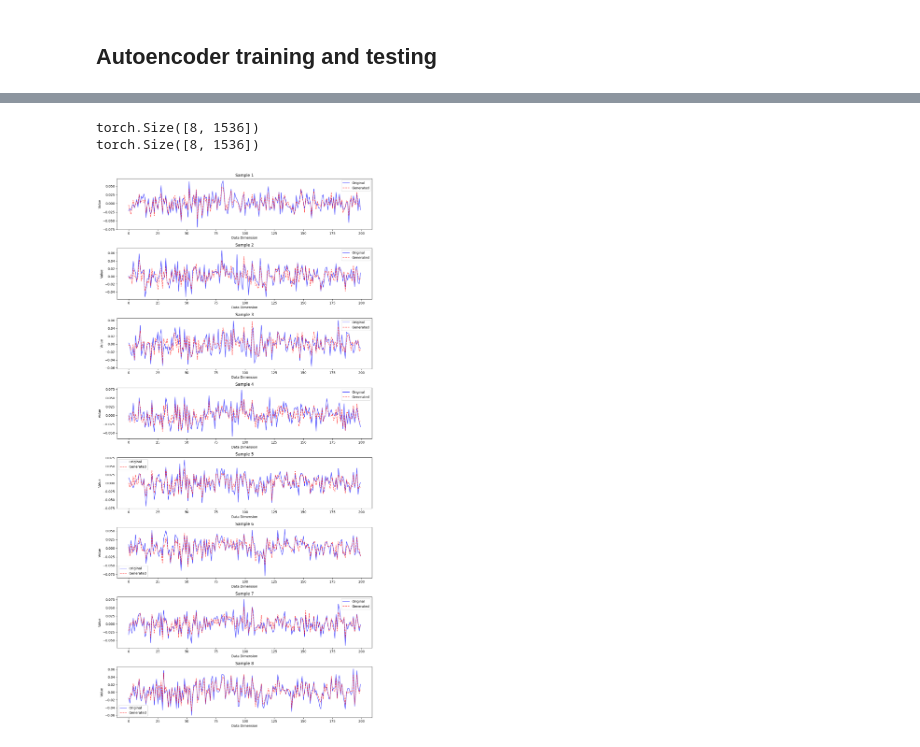
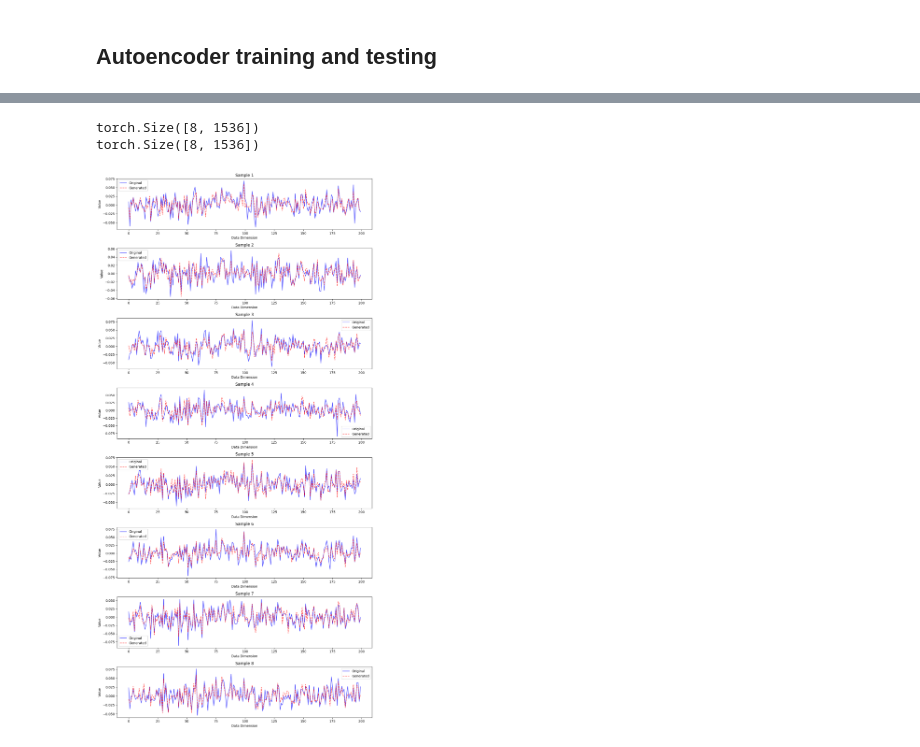
Before and after one commit to GruelFoam/CP3106, a Jupyter notebook: 5 Synthetic Data Generation/ae.ipynb, the cells around one changed output, grey strips where cells are left out. Saved outputs shown, nothing was run; the diff lists cells and outputs as text; code cells hidden in the pictures.

```diff
--- a/5 Synthetic Data Generation/ae.ipynb
+++ b/5 Synthetic Data Generation/ae.ipynb
@@ -111,7 +111,7 @@ from torch.utils.data import DataLoader, Dataset, random_split
 X_tensor = torch.tensor(X, dtype=torch.float32)
 
 # Custom Dataset class for VAE (no labels)
-class VAE_Dataset(Dataset):
+class AE_Dataset(Dataset):
     def __init__(self, features):
         self.features = features
 
@@ -123,10 +123,10 @@ class VAE_Dataset(Dataset):
         return self.features[idx]
 
 # Create the full dataset
-dataset = VAE_Dataset(X_tensor)
+dataset = AE_Dataset(X_tensor)
 
 # Split dataset into train and test (80% train, 20% test)
-train_size = int(0.85 * len(dataset))
+train_size = int(0.8 * len(dataset))
 test_size = len(dataset) - train_size
 train_dataset, test_dataset = random_split(dataset, [train_size, test_size])
 
@@ -204,8 +204,14 @@ device = torch.device("cuda" if torch.cuda.is_available() else "cpu")
 # Hyperparameters
 data_dim = 1536
 hidden_dim = 512
-latent_dim = 256
-drop_rate = 0.2
+latent_dim = 64
+drop_rate = 0.1
+
+# # Hyperparameters
+# data_dim = 1536
+# hidden_dim = 128
+# latent_dim = 64
+# drop_rate = 0.2
 
 learning_rate = 1e-3
 num_epochs = 200
@@ -272,37 +278,37 @@ Epoch [200/200], Train Loss: 0.0333, Test Loss: 0.0331
 # %%
 # Assuming x is a batch of input data (1D, not images)
-x = next(iter(train_loader))  # Get a batch of data
+x = next(iter(test_loader))  # Get a batch of data
 x = x[8:16]  # Take the first 8 samples in the batch (shape: [8, input_dim])
 
 # Encode the input
 model.eval()
 with torch.no_grad():
     x = x.unsqueeze(1)
     generated_samples = model(x.to(device))
 
     # Move to CPU and convert to numpy if necessary
     x = x.cpu()
     x = x.squeeze(1)
     print(x.shape)
     generated_samples = generated_samples.cpu()
     generated_samples = generated_samples.squeeze(1)
     print(generated_samples.shape)
 
     # Plot the original and generated samples in separate subplots
     fig, axes = plt.subplots(8, 1, figsize=(12, 24))  # 8 rows, 1 column
 
     for i in range(8):
         axes[i].plot(x[i][900:1100], label="Original", linestyle='-', color='b', alpha=0.7)
         axes[i].plot(generated_samples[i][900:1100], label="Generated", linestyle='--', color='r', alpha=0.7)
         axes[i].set_title(f"Sample {i+1}")
         axes[i].set_xlabel("Data Dimension")
         axes[i].set_ylabel("Value")
         axes[i].legend()
 
     plt.tight_layout()
     plt.show()
 # %% [output]
 torch.Size([8, 1536])
 torch.Size([8, 1536])
-[figure, old version]
+[figure, new version]
 # %%
```
Also changed, not shown: parts of 2 cells of this notebook, 6 other files.
